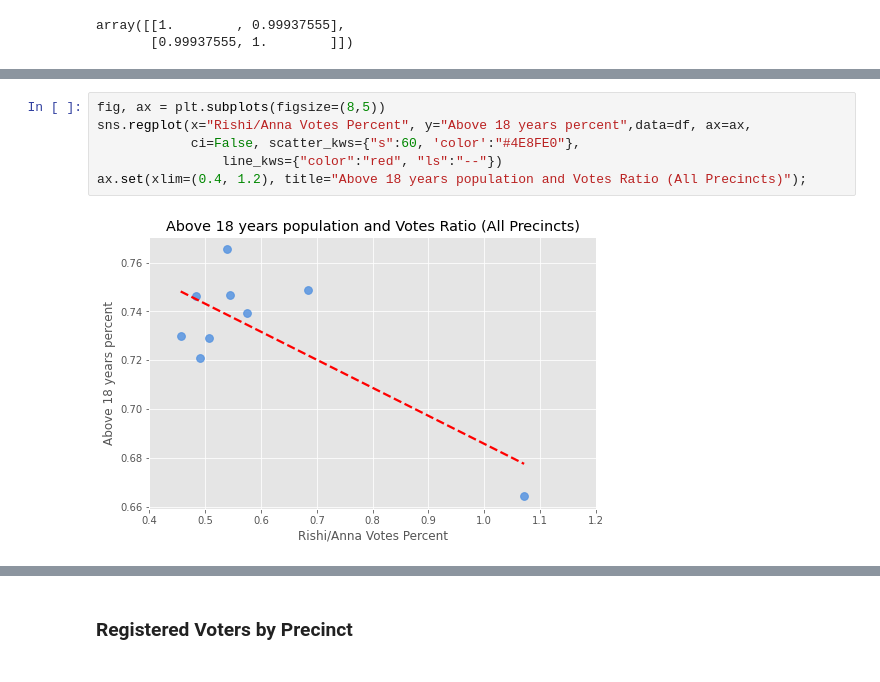
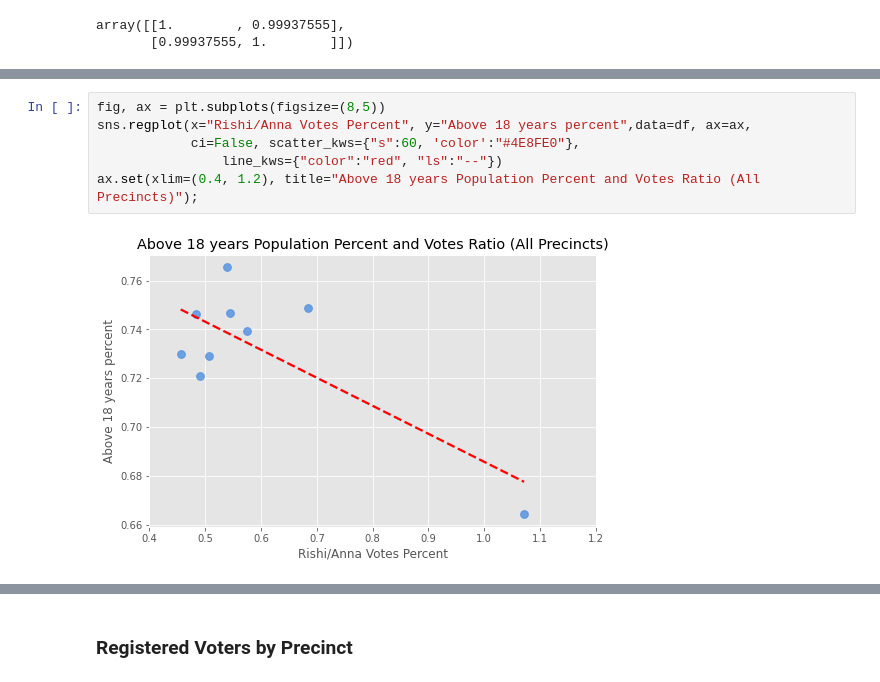
Before and after one commit to zrrddd/Los_Altos_Analysis, a Jupyter notebook: Main.ipynb, the cells around one changed output, grey strips where cells are left out. Saved outputs shown, nothing was run; the diff lists cells and outputs as text.

```diff
--- a/Main.ipynb
+++ b/Main.ipynb
@@ -391,8 +391,8 @@ ax.set(xlim=(0.4, 1.2), title="Above 18 years population and Votes Ratio (Exclud
 # %%
 fig, ax = plt.subplots(figsize=(8,5))
 sns.regplot(x="Rishi/Anna Votes Percent", y="Above 18 years percent",data=df, ax=ax,
             ci=False, scatter_kws={"s":60, 'color':"#4E8FE0"},
                 line_kws={"color":"red", "ls":"--"})
-ax.set(xlim=(0.4, 1.2), title="Above 18 years population and Votes Ratio (All Precincts)");
+ax.set(xlim=(0.4, 1.2), title="Above 18 years Population Percent and Votes Ratio (All Precincts)");
 # %% [output]
-[figure, old version]
+[figure, new version]
```
Also changed, not shown: parts of 6 cells of this notebook, 1 other file.
